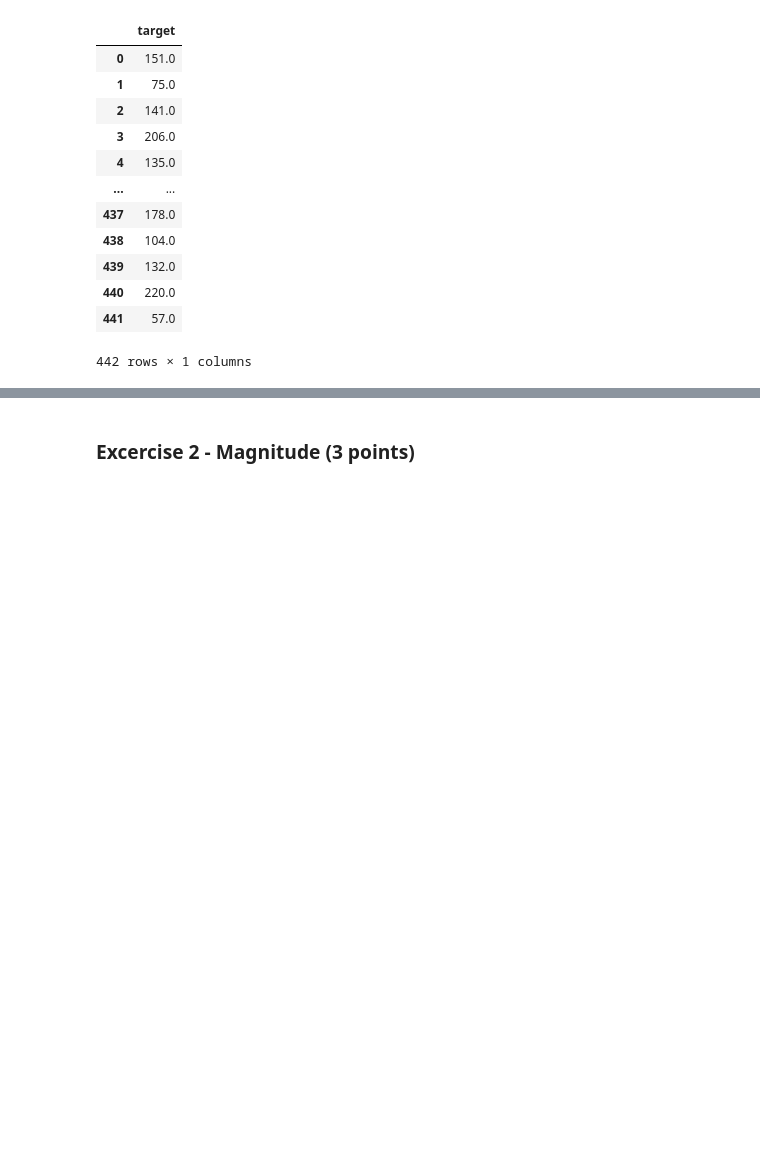
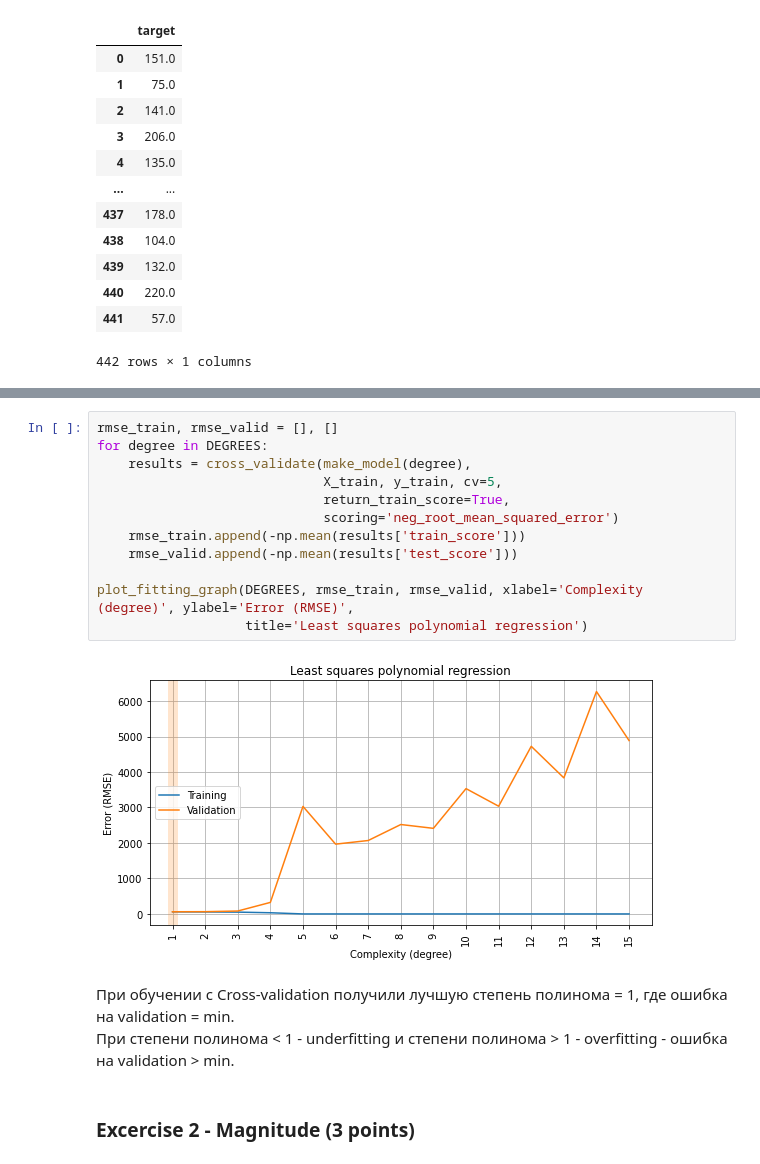
Before and after one commit to Leonidkourtch/ml-intro-1, a Jupyter notebook: 4_overfitting_regularization/overfitting_regularization.ipynb, the cells around one changed output, grey strips where cells are left out. Cells and saved outputs as stored; diff of their text form; blank space fills up the shorter version.

```diff
--- a/4_overfitting_regularization/overfitting_regularization.ipynb
+++ b/4_overfitting_regularization/overfitting_regularization.ipynb
@@ -407,3 +471,20 @@ y_diabetes
+# %%
+rmse_train, rmse_valid = [], []
+for degree in DEGREES:
+    results = cross_validate(make_model(degree),
+                             X_train, y_train, cv=5,
+                             return_train_score=True,
+                             scoring='neg_root_mean_squared_error')
+    rmse_train.append(-np.mean(results['train_score']))
+    rmse_valid.append(-np.mean(results['test_score']))
+
+plot_fitting_graph(DEGREES, rmse_train, rmse_valid, xlabel='Complexity (degree)', ylabel='Error (RMSE)',
+                   title='Least squares polynomial regression')
+# %% [output]
+[figure, added]
+# %% [markdown]
+При обучении c Cross-validation получили лучшую степень полинома = 1, где ошибка на validation = min.
+При степени полинома < 1 - underfitting  и степени полинома > 1 - overfitting - ошибка на validation > min.
 # %% [markdown]
 ### Excercise 2 - Magnitude (3 points)
 # %% [markdown]
```
Also changed, not shown: parts of 55 cells of this notebook.
